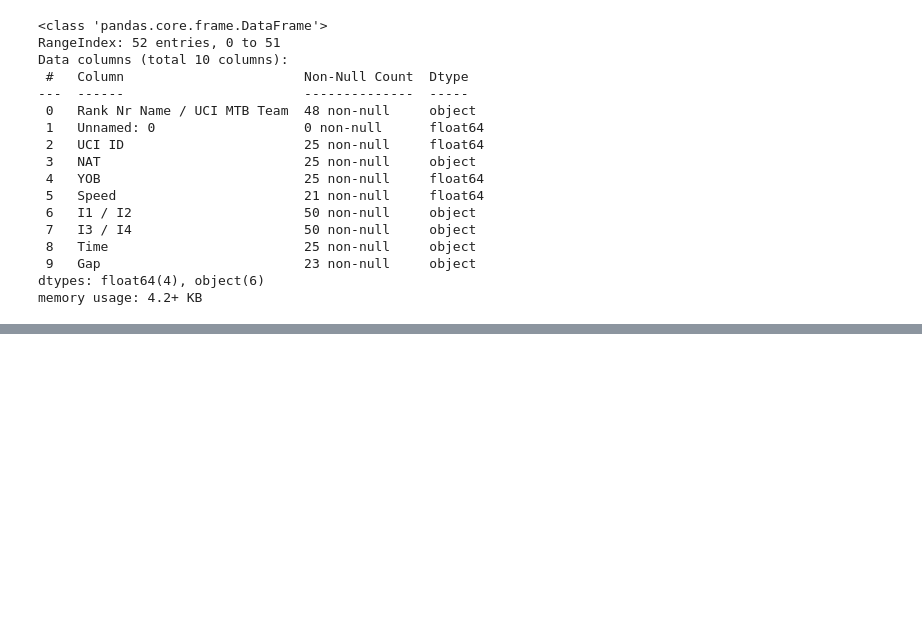
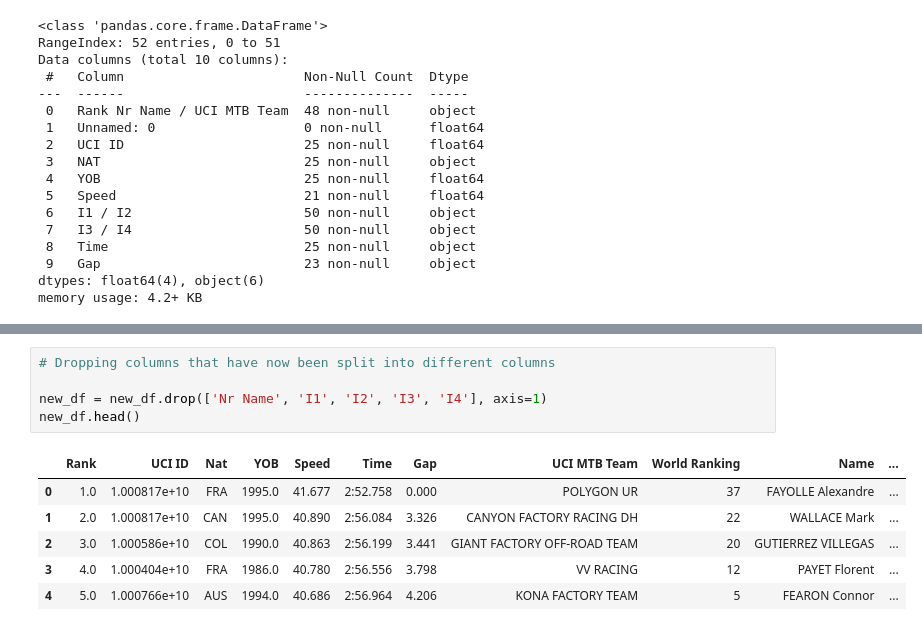
Before and after one commit to Will-Jacobs/Downhill-Race-Times, a Jupyter notebook: PDF Scraper + PreProcessing.ipynb, the cells around one changed output, grey strips where cells are left out. Drawn from its saved outputs; the diff is of its cells as text; blank space fills up the shorter version.

```diff
--- a/PDF Scraper + PreProcessing.ipynb
+++ b/PDF Scraper + PreProcessing.ipynb
@@ -206,0 +240,12 @@ new_df.head()
+# %%
+# Dropping columns that have now been split into different columns
+
+new_df = new_df.drop(['Nr Name', 'I1', 'I2', 'I3', 'I4'], axis=1)
+new_df.head()
+# %% [output]
+|  | Rank | UCI ID | Nat | YOB | Speed | Time | Gap | UCI MTB Team | World Ranking | Name | ... |
+| 0 | 1.0 | 1.000817e+10 | FRA | 1995.0 | 41.677 | 2:52.758 | 0.000 | POLYGON UR | 37 | FAYOLLE Alexandre | ... |
+| 1 | 2.0 | 1.000817e+10 | CAN | 1995.0 | 40.890 | 2:56.084 | 3.326 | CANYON FACTORY RACING DH | 22 | WALLACE Mark | ... |
+| 2 | 3.0 | 1.000586e+10 | COL | 1990.0 | 40.863 | 2:56.199 | 3.441 | GIANT FACTORY OFF-ROAD TEAM | 20 | GUTIERREZ VILLEGAS | ... |
+| 3 | 4.0 | 1.000404e+10 | FRA | 1986.0 | 40.780 | 2:56.556 | 3.798 | VV RACING | 12 | PAYET Florent | ... |
+| 4 | 5.0 | 1.000766e+10 | AUS | 1994.0 | 40.686 | 2:56.964 | 4.206 | KONA FACTORY TEAM | 5 | FEARON Connor | ... |
```
Also changed, not shown: parts of 56 cells of this notebook.
